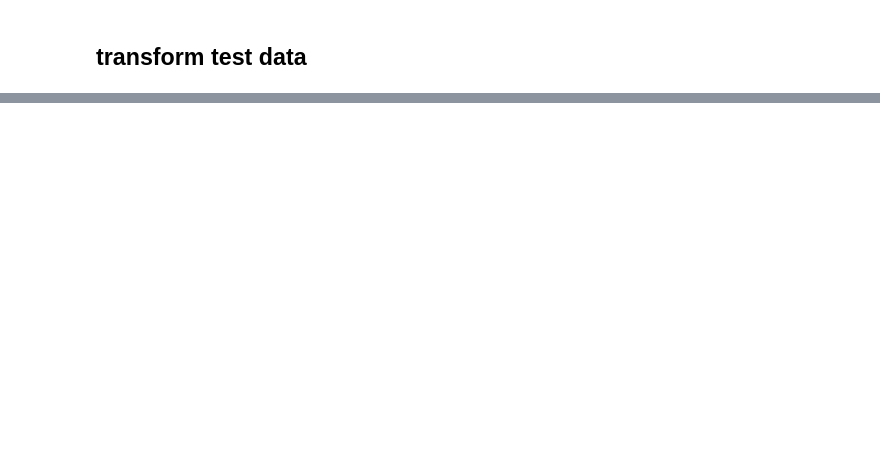
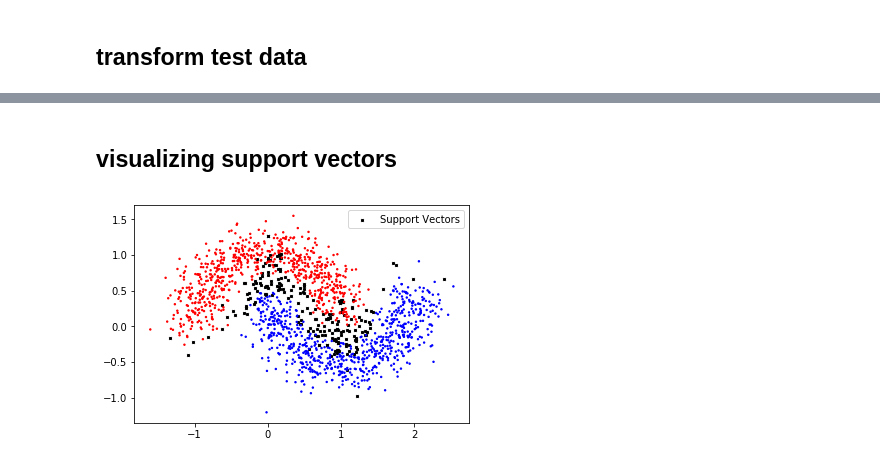
Before and after one commit to zetongqi/machine-learning-demos, a Jupyter notebook: random_binning_features_SVM.ipynb, the cells around one changed output, grey strips where cells are left out. Saved outputs shown, nothing was run; the diff lists cells and outputs as text; code cells hidden in the pictures; blank space fills up the shorter version.

```diff
--- a/random_binning_features_SVM.ipynb
+++ b/random_binning_features_SVM.ipynb
@@ -75,6 +79,6 @@ for i in range(X_train.shape[0]):
 
     for j in range(P):
         bin_idx = (np.ceil((x - lower - us[j, :]) / deltas[j, :])).astype("int")
-        X_map.append(np.array([one_hot(dim, pos) for dim, pos in zip(num_of_bins_collect[j], bin_idx)]))
+        X_map.append(np.array([np.sqrt(1/P) * one_hot(dim, pos) for dim, pos in zip(num_of_bins_collect[j], bin_idx)]))
 
     X_train_map.append(X_map)
@@ -81,5 +87,5 @@ for i in range(X_train.shape[0]):
 # %%
-def cross_product(x1, x2):
+def dot_product(x1, x2):
     s = 0
     for i in range(len(x1)):
         for j in range(x1[i].shape[0]):
@@ -90,4 +98,5 @@ taille = len(X_train_map)
 K = np.zeros((taille, taille))
 for i in range(taille):
     for j in range(taille):
-        K[i, j] = cross_product(X_train_map[i], X_train_map[j])
+        K[i, j] = dot_product(X_train_map[i], X_train_map[j])
+K
@@ -216,0 +196,18 @@ cross_product(X_train_map[10], weights)
+# %%
+y_train = y_train.reshape(y_train.shape[0])
+minus_idx = (np.argwhere(y_train == -1)).squeeze()
+max_val = -np.inf
+for i in minus_idx:
+    val = dot_product(X_train_map[i], weights)
+    if val > max_val:
+        max_val = val
+
+plus_idx = (np.argwhere(y_train == 1)).squeeze()
+min_val = np.inf
+for i in plus_idx:
+    val = dot_product(X_train_map[i], weights)
+    if val < min_val:
+        min_val = val
+
+bias = - (max_val + min_val) / 2
+bias
@@ -225,0 +227,15 @@ np.sum((pred == y_test).astype("int")) / y_test.shape[0]
+# %% [markdown]
+## visualizing support vectors
+# %%
+X_sup_vec = X_train[sup_vec_idx]
+X_non_sup_vec = X_train[~np.isin(np.arange(len(X_train)), sup_vec_idx)]
+y_non_sup_vec = y_train[~np.isin(np.arange(len(y_train)), sup_vec_idx)]
+y_non_sup_vec = y_non_sup_vec.reshape(y_non_sup_vec.shape[0])
+fig, ax = plt.subplots()
+colors = ['red','blue']
+ax.scatter(X_sup_vec[:, 0], X_sup_vec[:, 1], c="black", s=6, marker='x', label="Support Vectors")
+ax.scatter(X_non_sup_vec[:, 0], X_non_sup_vec[:, 1], c=y_non_sup_vec, cmap=matplotlib.colors.ListedColormap(colors), s=2)
+ax.legend(loc="upper right")
+plt.show()
+# %% [output]
+[figure, added]
```
Also changed, not shown: parts of 26 cells of this notebook.
